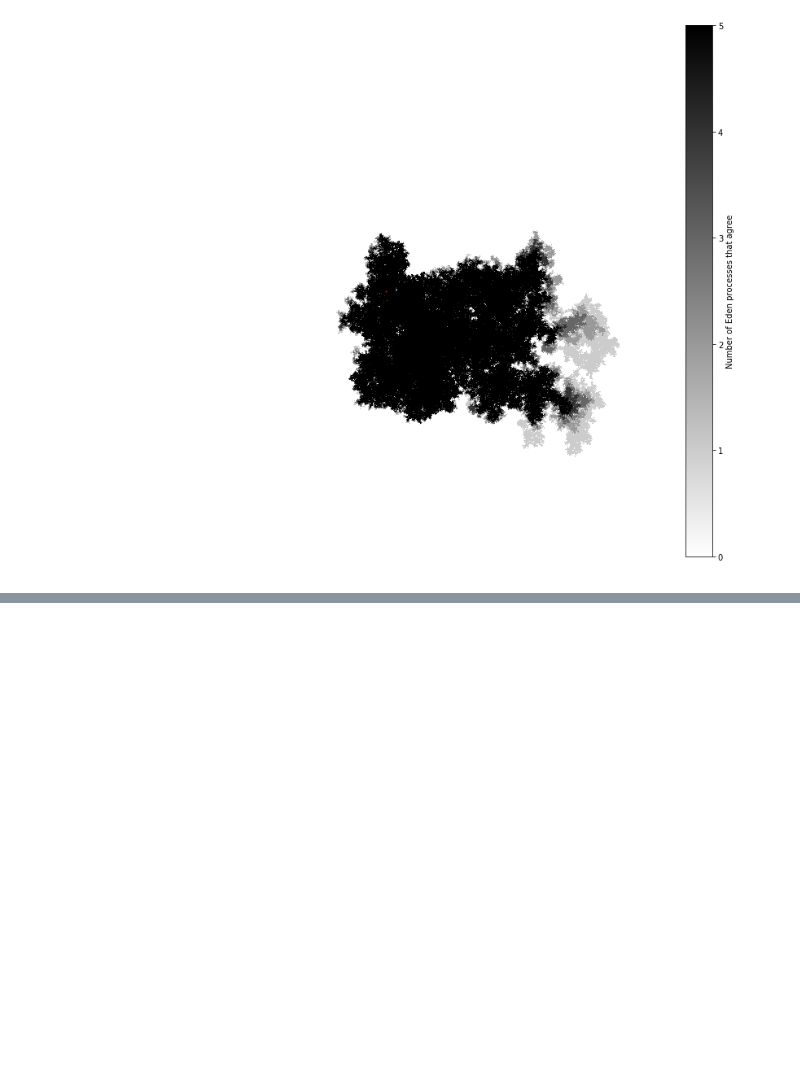
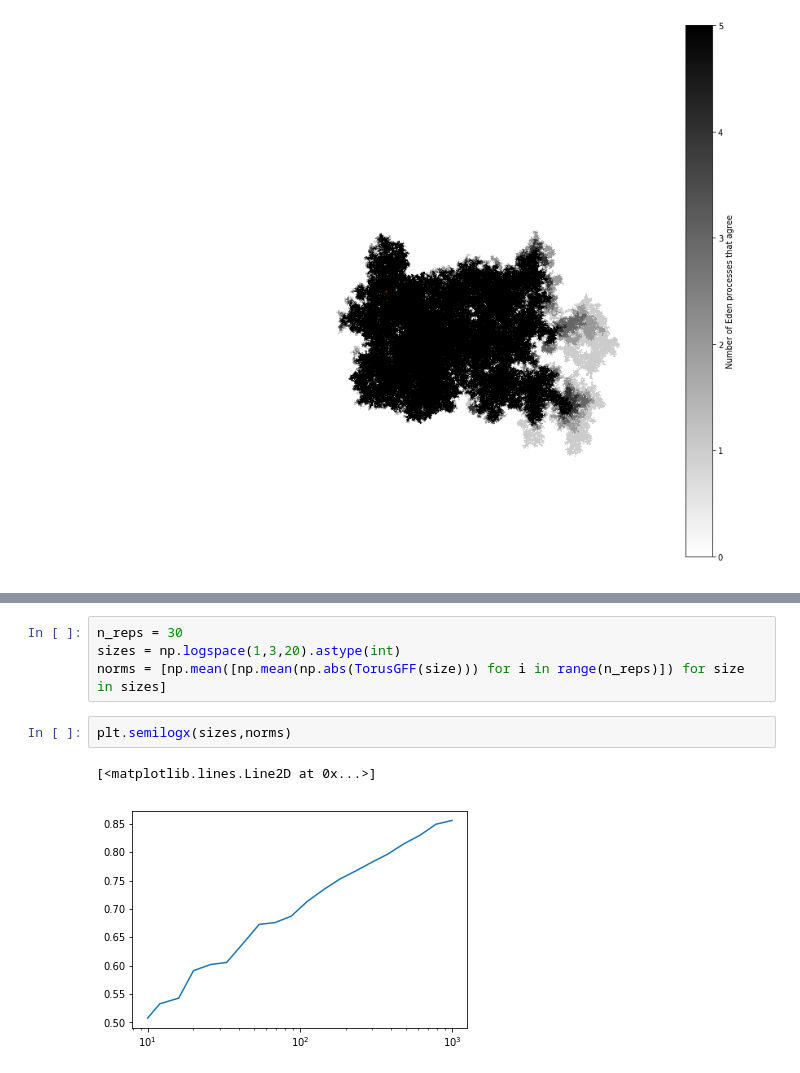
Before and after one commit to jaumededios/LQG_Simulations, a Jupyter notebook: Grid Simulations/LQG.ipynb, the cells around one changed output, grey strips where cells are left out. Saved outputs shown, nothing was run; the diff lists cells and outputs as text; blank space fills up the shorter version.

```diff
--- a/Grid Simulations/LQG.ipynb
+++ b/Grid Simulations/LQG.ipynb
@@ -267,0 +341,9 @@ plt.savefig('Eden_balls_distance_threshold.png',dpi=300, bbox_inches='tight')
+# %%
+n_reps = 30
+sizes = np.logspace(1,3,20).astype(int)
+norms = [np.mean([np.mean(np.abs(TorusGFF(size))) for i in range(n_reps)]) for size in sizes]
+# %%
+plt.semilogx(sizes,norms)
+# %% [output]
+[<matplotlib.lines.Line2D at 0x...>]
+[figure, added]
```
Also changed, not shown: parts of 8 cells of this notebook, 19 other files.
